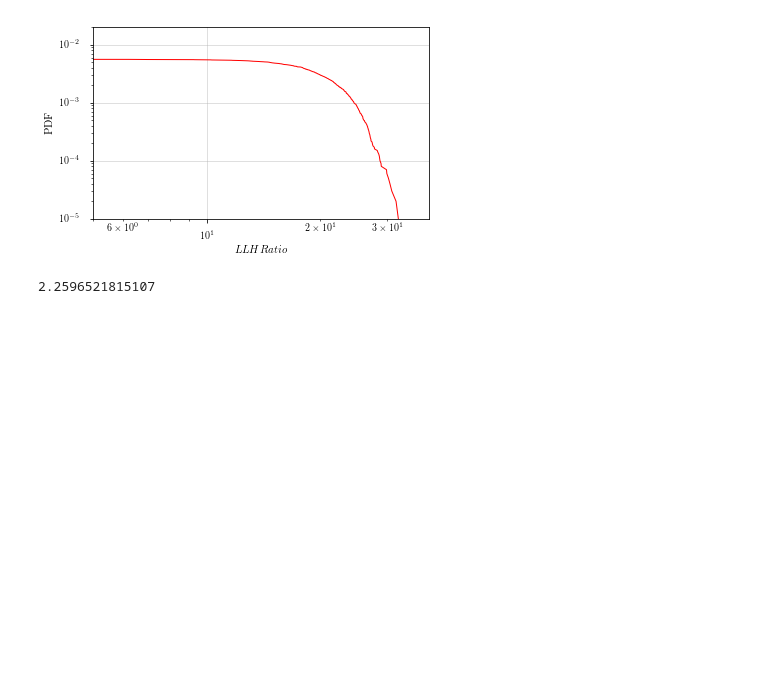
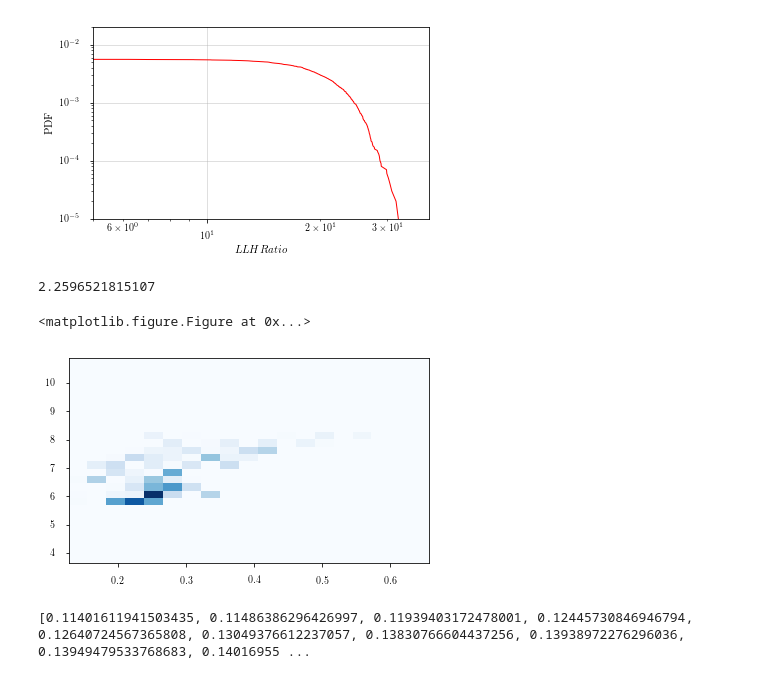
Before and after one commit to afrancko/BlazarNeutrino, a Jupyter notebook: plot_stuff.ipynb, the cells around one changed output. Saved outputs shown, nothing was run; the diff lists cells and outputs as text; code cells hidden in the pictures; blank space fills up the shorter version.

```diff
--- a/plot_stuff.ipynb
+++ b/plot_stuff.ipynb
@@ -91,3 +116,30 @@ ax.set_xscale('log')
 np.random.uniform(0,3)
 # %% [output]
 2.2596521815107
+# %%
+def delta_psi(theta1,phi1, theta2, phi2):
+    sp = np.sin(theta1)*np.cos(phi1)*np.sin(theta2)*np.cos(phi2) \
+         + np.sin(theta1)*np.sin(phi1)*np.sin(theta2)*np.sin(phi2) \
+         +np.cos(theta1)*np.cos(theta2)
+    return np.arccos(sp)
+# %%
+f = np.load('corsika_combined.npy')
+# %%
+fig, ax = newfig(0.9)
+mask = np.isfinite(f['mpe_zen'])
+delta_mask = np.degrees(delta_psi(f['zenith'], f['azimuth'], f['mpe_zen'], f['mpe_az']))<5
+x = np.cos(f['mpe_zen'][mask & delta_mask])
+y = np.log10(f['truncatedE'][mask & delta_mask])
+H, xedges, yedges = np.histogram2d(x, y,
+                                   weights=f['GaisserH3a'][mask & delta_mask],
+                                   bins=(20, np.linspace(3.5, 11, 30)),
+                                   normed=True)
+cbar = ax.pcolormesh(setNewEdges(xedges), setNewEdges(yedges), H.T , cmap=plt.get_cmap('Blues'), vmin = 0)
+plt.show()
+# %% [output]
+<matplotlib.figure.Figure at 0x...>
+[figure, added]
+# %%
+print sorted(x)
+# %% [output]
+[0.11401611941503435, 0.11486386296426997, 0.11939403172478001, 0.12445730846946794, 0.12640724567365808, 0.13049376612237057, 0.13830766604437256, 0.13938972276296036, 0.13949479533768683, 0.14016955 ...
```
Also changed, not shown: parts of 6 cells of this notebook, 3 other files.
